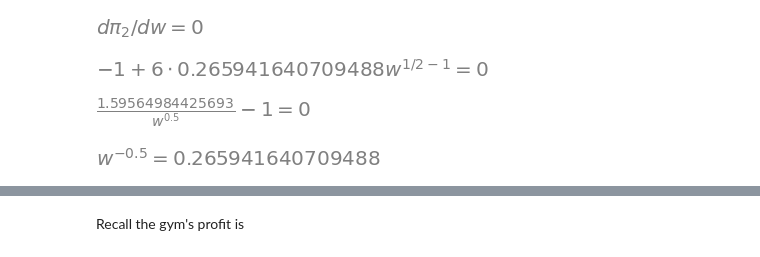
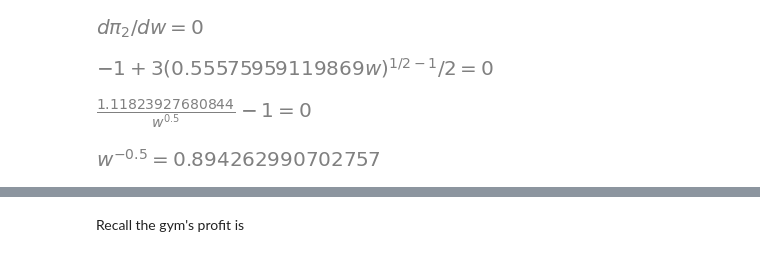
Before and after one commit to tfavory/micro-notebooks, a Jupyter notebook: externality.ipynb, the cells around one changed output, grey strips where cells are left out. Drawn from its saved outputs; the diff is of its cells as text; code cells hidden in the pictures.

```diff
--- a/externality.ipynb
+++ b/externality.ipynb
@@ -191,8 +191,8 @@ Eq(d*pi_2 / dw, 0)
 # %% [output]
 [figure]
 # %%
-dY2 = UnevaluatedExpr(w**((one - b) / b) / b / (1 + Y1_res))
+dY2 = UnevaluatedExpr((w / (1 + Y1_res))**((one - b) / b) / b)
 Eq(p2 * dY2 - c2, 0)
 # %% [output]
-[figure, old version]
+[figure, new version]
 # %%
@@ -201,10 +203,10 @@ Eq(p2 * dY2 - c2, 0)
 # %% [output]
 [figure]
 # %%
-w_star = 1 / b / (1 + Y1_res) / c2
+w_star = c2 / mul /p2
 Eq(w**((1 - b) / b), w_star)
 # %% [output]
-[figure, old version]
+[figure, new version]
 # %%
 w_star = w_star**(b / (1 - b))
 Eq(w, w_star)
```
Also changed, not shown: parts of 17 cells of this notebook.
